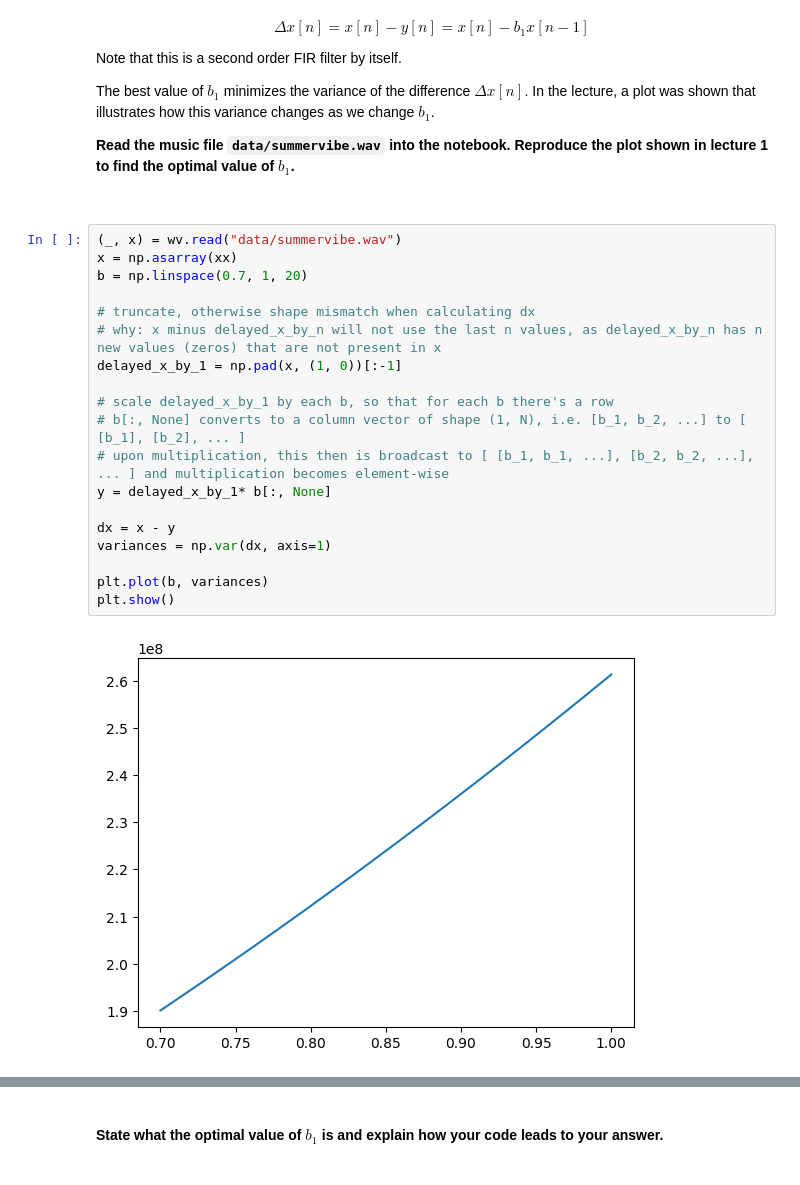
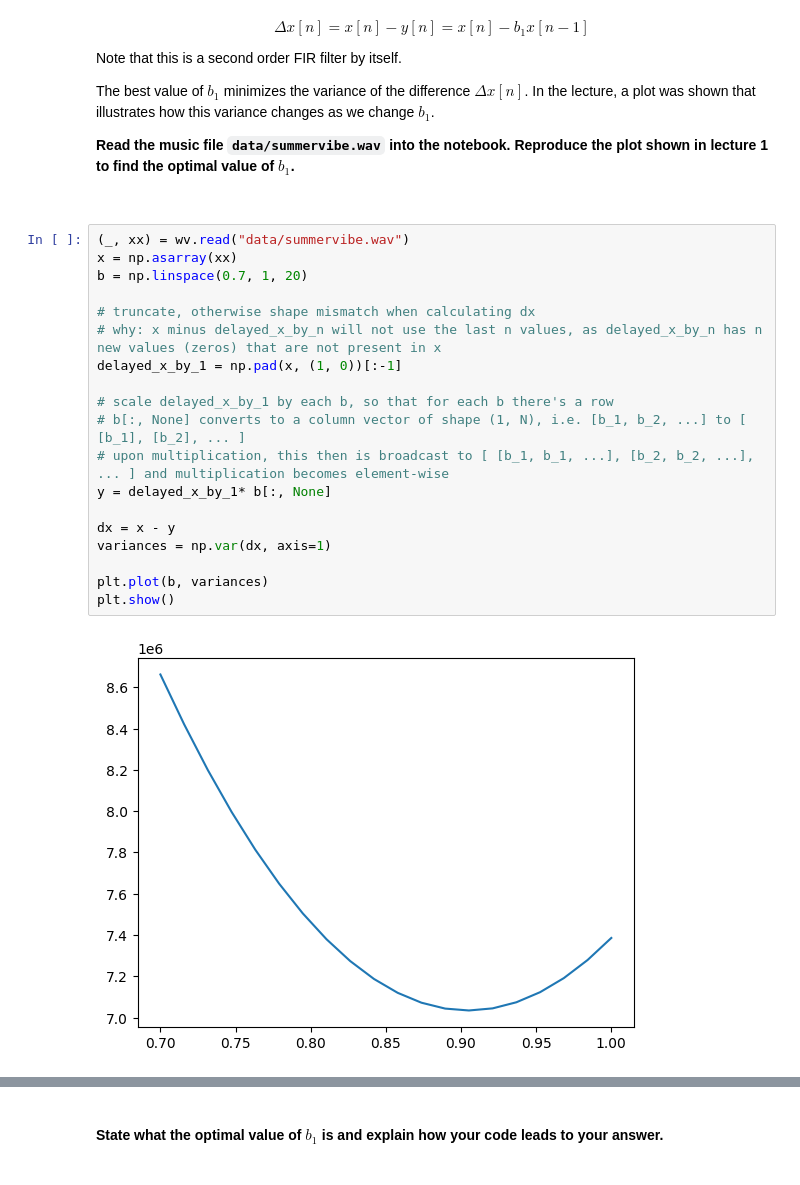
Before and after one commit to imonous/tud-cse2220-labs, a Jupyter notebook: wk2/Assignments_Week_II.ipynb, the cells around one changed output, grey strips where cells are left out. Drawn from its saved outputs; the diff is of its cells as text.

Commit message:
Changed scale in replicated graph to match scale in example

```diff
--- a/wk2/Assignments_Week_II.ipynb
+++ b/wk2/Assignments_Week_II.ipynb
@@ -303,24 +303,24 @@ The best value of $b_1$ minimizes the variance of the difference $\Delta x[n]$.
 
 </div>
 # %%
-(_, x) = wv.read("data/summervibe.wav")
+(_, xx) = wv.read("data/summervibe.wav")
 x = np.asarray(xx)
 b = np.linspace(0.7, 1, 20)
 
 # truncate, otherwise shape mismatch when calculating dx
 # why: x minus delayed_x_by_n will not use the last n values, as delayed_x_by_n has n new values (zeros) that are not present in x
 delayed_x_by_1 = np.pad(x, (1, 0))[:-1]
 
 # scale delayed_x_by_1 by each b, so that for each b there's a row
 # b[:, None] converts to a column vector of shape (1, N), i.e. [b_1, b_2, ...] to [ [b_1], [b_2], ... ]
 # upon multiplication, this then is broadcast to [ [b_1, b_1, ...], [b_2, b_2, ...], ... ] and multiplication becomes element-wise
 y = delayed_x_by_1* b[:, None]
 
 dx = x - y
 variances = np.var(dx, axis=1)
 
 plt.plot(b, variances)
 plt.show()
 # %% [output]
-[figure, old version]
+[figure, new version]
 # %%
```
Also changed, not shown: parts of 1 cell of this notebook.
